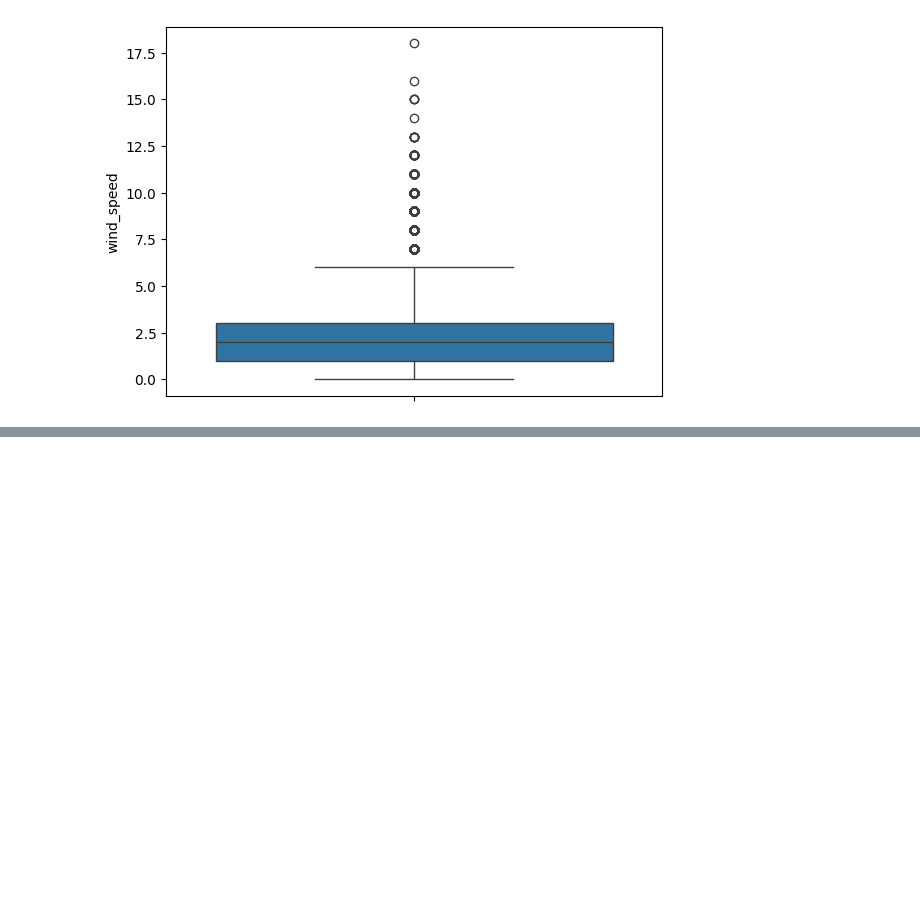
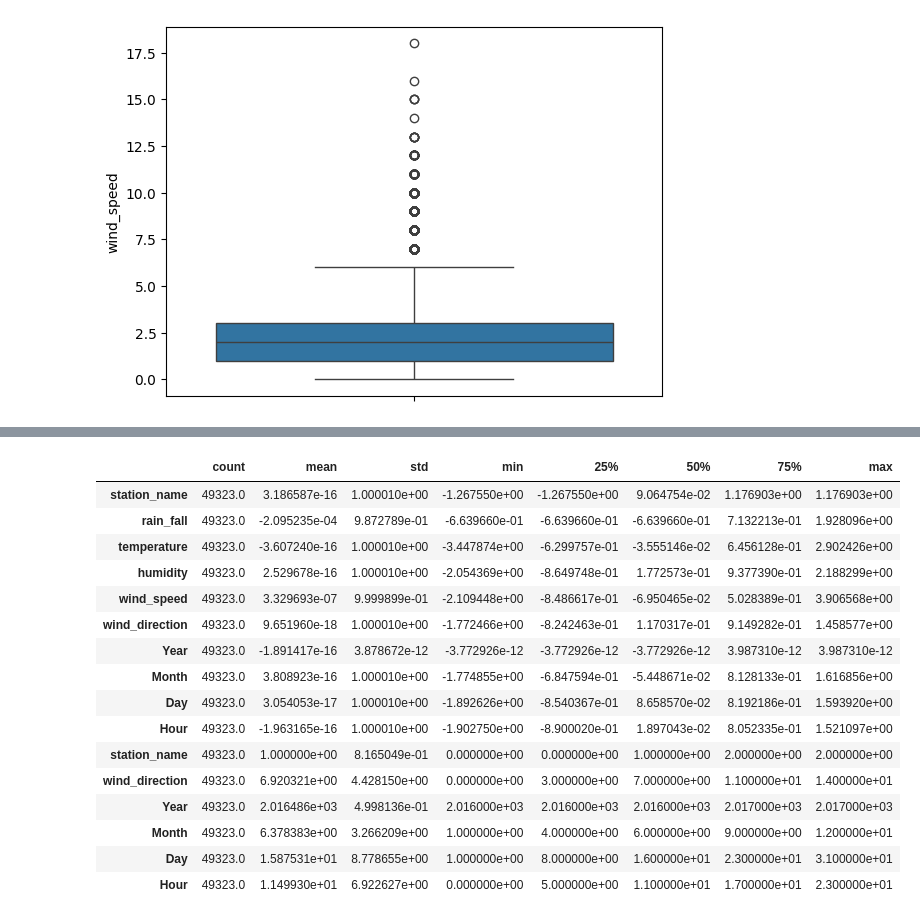
Before and after one commit to tiramiSoo/Rainfall-Prediction, a Jupyter notebook: Rain Fall Predict.ipynb, the cells around one changed output, grey strips where cells are left out. Saved outputs shown, nothing was run; the diff lists cells and outputs as text; code cells hidden in the pictures; blank space fills up the shorter version.

```diff
--- a/Rain Fall Predict.ipynb
+++ b/Rain Fall Predict.ipynb
@@ -352,0 +478,10 @@ from sklearn import preprocessing
+# %%
+from sklearn.experimental import enable_iterative_imputer
+from sklearn.impute import IterativeImputer
+from sklearn.linear_model import LinearRegression
+from sklearn.ensemble import RandomForestRegressor
+
+lir = LinearRegression()
+# %%
+it = IterativeImputer(estimator=lir)
+df2 = pd.DataFrame(it.fit_transform(df1_pt_), columns=df1_pt_.columns)
@@ -352,0 +509,21 @@ from sklearn import preprocessing
+# %%
+# Five point summary after imputation
+df2.describe().T
+# %% [output]
+|  | count | mean | std | min | 25% | 50% | 75% | max |
+| station_name | 49323.0 | 3.186587e-16 | 1.000010e+00 | -1.267550e+00 | -1.267550e+00 | 9.064754e-02 | 1.176903e+00 | 1.176903e+00 |
+| rain_fall | 49323.0 | -2.095235e-04 | 9.872789e-01 | -6.639660e-01 | -6.639660e-01 | -6.639660e-01 | 7.132213e-01 | 1.928096e+00 |
+| temperature | 49323.0 | -3.607240e-16 | 1.000010e+00 | -3.447874e+00 | -6.299757e-01 | -3.555146e-02 | 6.456128e-01 | 2.902426e+00 |
+| humidity | 49323.0 | 2.529678e-16 | 1.000010e+00 | -2.054369e+00 | -8.649748e-01 | 1.772573e-01 | 9.377390e-01 | 2.188299e+00 |
+| wind_speed | 49323.0 | 3.329693e-07 | 9.999899e-01 | -2.109448e+00 | -8.486617e-01 | -6.950465e-02 | 5.028389e-01 | 3.906568e+00 |
+| wind_direction | 49323.0 | 9.651960e-18 | 1.000010e+00 | -1.772466e+00 | -8.242463e-01 | 1.170317e-01 | 9.149282e-01 | 1.458577e+00 |
+| Year | 49323.0 | -1.891417e-16 | 3.878672e-12 | -3.772926e-12 | -3.772926e-12 | -3.772926e-12 | 3.987310e-12 | 3.987310e-12 |
+| Month | 49323.0 | 3.808923e-16 | 1.000010e+00 | -1.774855e+00 | -6.847594e-01 | -5.448671e-02 | 8.128133e-01 | 1.616856e+00 |
+| Day | 49323.0 | 3.054053e-17 | 1.000010e+00 | -1.892626e+00 | -8.540367e-01 | 8.658570e-02 | 8.192186e-01 | 1.593920e+00 |
+| Hour | 49323.0 | -1.963165e-16 | 1.000010e+00 | -1.902750e+00 | -8.900020e-01 | 1.897043e-02 | 8.052335e-01 | 1.521097e+00 |
+| station_name | 49323.0 | 1.000000e+00 | 8.165049e-01 | 0.000000e+00 | 0.000000e+00 | 1.000000e+00 | 2.000000e+00 | 2.000000e+00 |
+| wind_direction | 49323.0 | 6.920321e+00 | 4.428150e+00 | 0.000000e+00 | 3.000000e+00 | 7.000000e+00 | 1.100000e+01 | 1.400000e+01 |
+| Year | 49323.0 | 2.016486e+03 | 4.998136e-01 | 2.016000e+03 | 2.016000e+03 | 2.016000e+03 | 2.017000e+03 | 2.017000e+03 |
+| Month | 49323.0 | 6.378383e+00 | 3.266209e+00 | 1.000000e+00 | 4.000000e+00 | 6.000000e+00 | 9.000000e+00 | 1.200000e+01 |
+| Day | 49323.0 | 1.587531e+01 | 8.778655e+00 | 1.000000e+00 | 8.000000e+00 | 1.600000e+01 | 2.300000e+01 | 3.100000e+01 |
+| Hour | 49323.0 | 1.149930e+01 | 6.922627e+00 | 0.000000e+00 | 5.000000e+00 | 1.100000e+01 | 1.700000e+01 | 2.300000e+01 |
```
Also changed, not shown: parts of 18 cells of this notebook.
